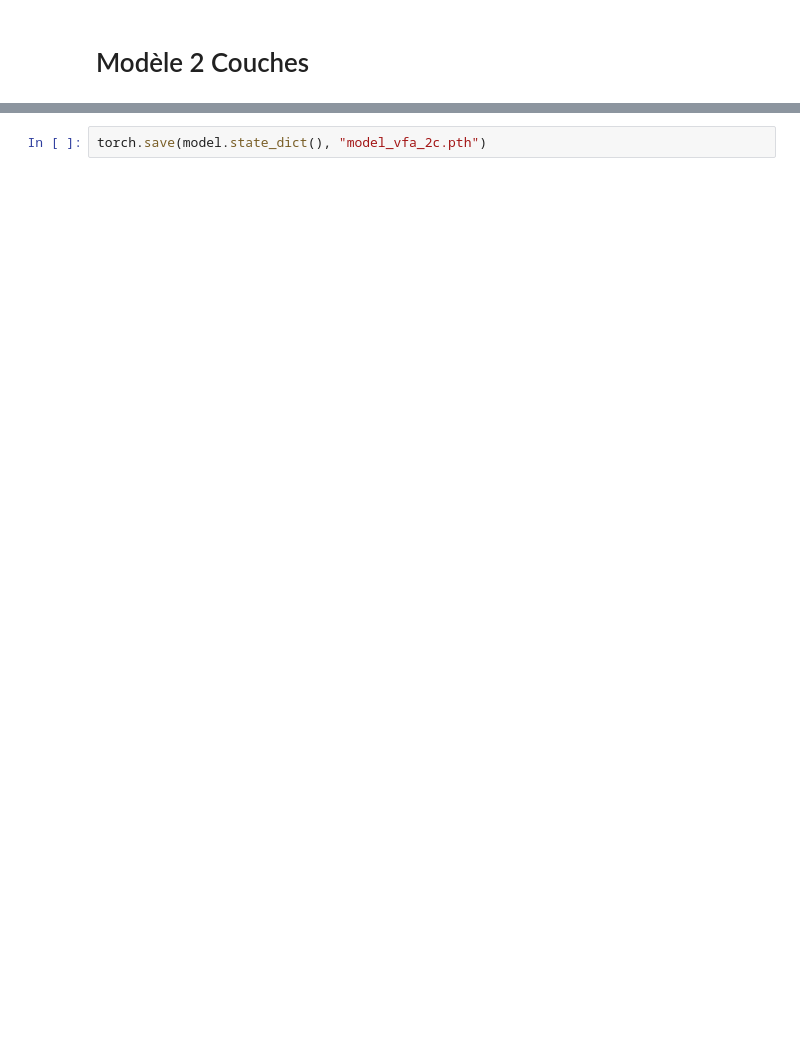
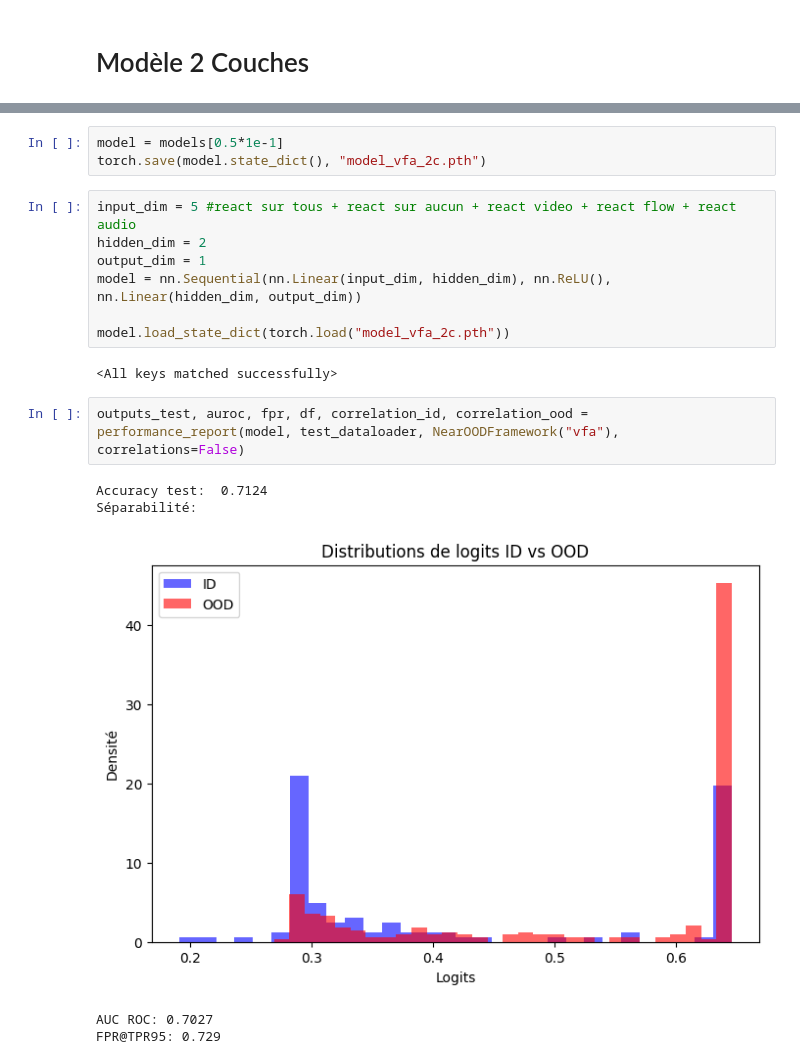
Before and after one commit to MaoucheMounir/MultiOOD, a Jupyter notebook: classif_react/modality_classifier_near_vfa.ipynb, the cells around one changed output, grey strips where cells are left out. Drawn from its saved outputs; the diff is of its cells as text; blank space fills up the shorter version.

```diff
--- a/classif_react/modality_classifier_near_vfa.ipynb
+++ b/classif_react/modality_classifier_near_vfa.ipynb
@@ -250,2 +278,20 @@ accuracy train:  0.565001368522644
 # %%
+model = models[0.5*1e-1]
 torch.save(model.state_dict(), "model_vfa_2c.pth")
+# %%
+input_dim = 5 #react sur tous + react sur aucun + react video + react flow + react audio
+hidden_dim = 2
+output_dim = 1
+model = nn.Sequential(nn.Linear(input_dim, hidden_dim), nn.ReLU(), nn.Linear(hidden_dim, output_dim))
+
+model.load_state_dict(torch.load("model_vfa_2c.pth"))
+# %% [output]
+<All keys matched successfully>
+# %%
+outputs_test, auroc, fpr, df, correlation_id, correlation_ood = performance_report(model, test_dataloader, NearOODFramework("vfa"), correlations=False)
+# %% [output]
+Accuracy test:  0.7124
+Séparabilité:
+[figure, added]
+AUC ROC: 0.7027
+FPR@TPR95: 0.729
```
Also changed, not shown: parts of 21 cells of this notebook, 13 other files.
